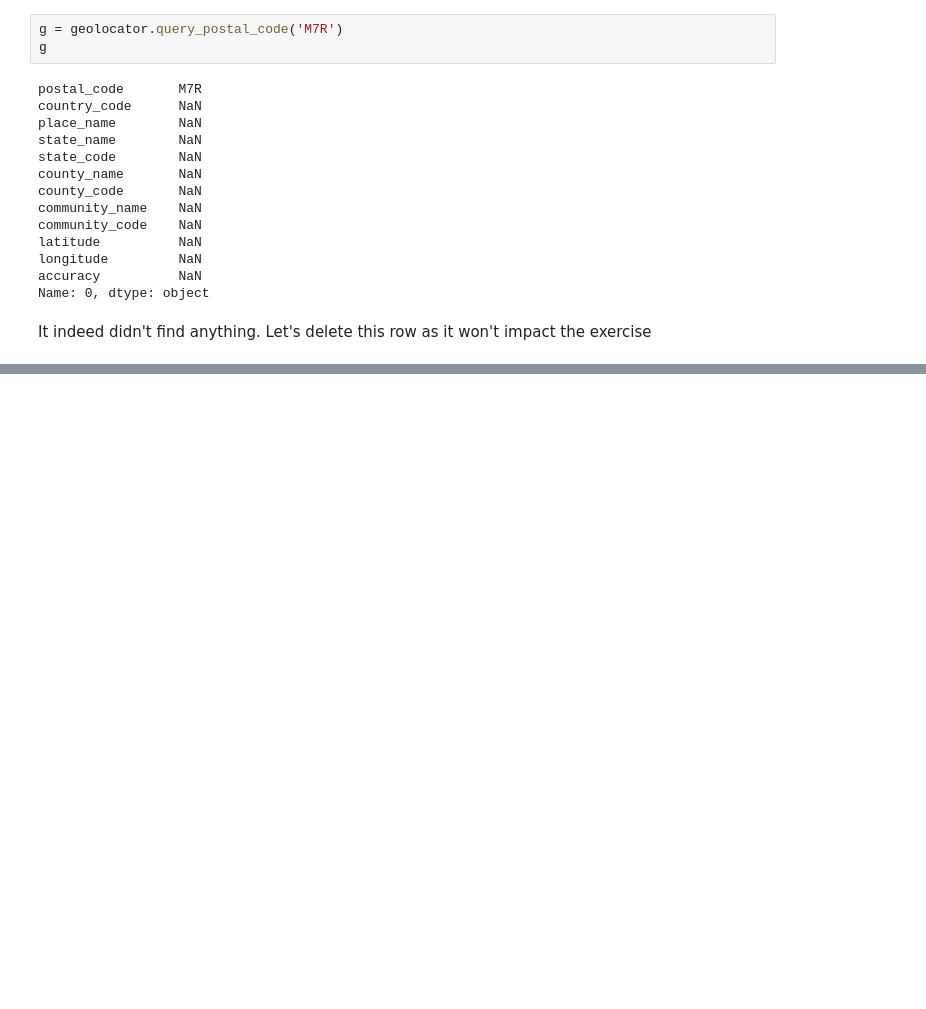
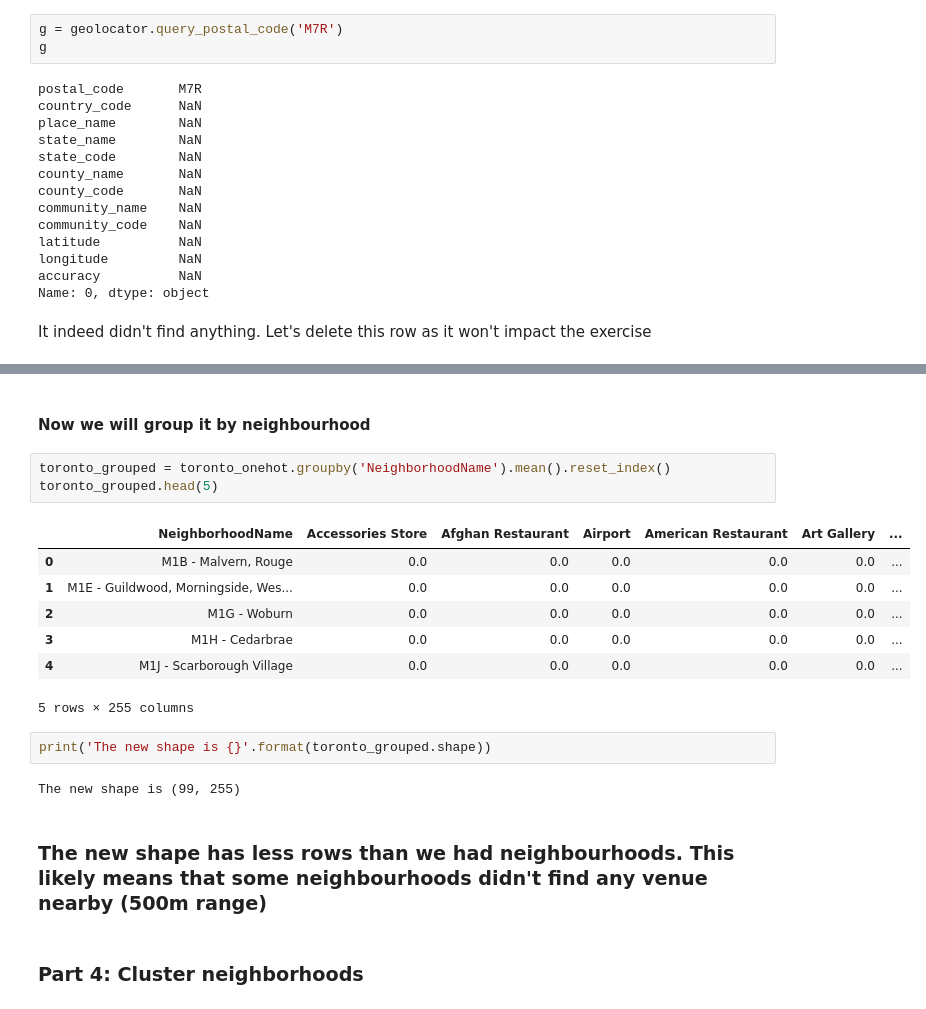
Before and after one commit to jrkumelys/Coursera_Capstone, a Jupyter notebook: Toronto Neighborhoods.ipynb, the cells around one changed output, grey strips where cells are left out. Saved outputs shown, nothing was run; the diff lists cells and outputs as text; blank space fills up the shorter version.

```diff
--- a/Toronto Neighborhoods.ipynb
+++ b/Toronto Neighborhoods.ipynb
@@ -247,0 +488,21 @@ toronto_df_latlong_fixed.iloc[[]]
+# %% [markdown]
+#### Now we will group it by neighbourhood
+# %%
+toronto_grouped = toronto_onehot.groupby('NeighborhoodName').mean().reset_index()
+toronto_grouped.head(5)
+# %% [output]
+|  | NeighborhoodName | Accessories Store | Afghan Restaurant | Airport | American Restaurant | Art Gallery | ... |
+| 0 | M1B - Malvern, Rouge | 0.0 | 0.0 | 0.0 | 0.0 | 0.0 | ... |
+| 1 | M1E - Guildwood, Morningside, Wes... | 0.0 | 0.0 | 0.0 | 0.0 | 0.0 | ... |
+| 2 | M1G - Woburn | 0.0 | 0.0 | 0.0 | 0.0 | 0.0 | ... |
+| 3 | M1H - Cedarbrae | 0.0 | 0.0 | 0.0 | 0.0 | 0.0 | ... |
+| 4 | M1J - Scarborough Village | 0.0 | 0.0 | 0.0 | 0.0 | 0.0 | ... |
+5 rows × 255 columns
+# %%
+print('The new shape is {}'.format(toronto_grouped.shape))
+# %% [output]
+The new shape is (99, 255)
+# %% [markdown]
+### The new shape has less rows than we had neighbourhoods. This likely means that some neighbourhoods didn't find any venue nearby (500m range)
+# %% [markdown]
+### Part 4: Cluster neighborhoods
```
Also changed, not shown: parts of 29 cells of this notebook.
